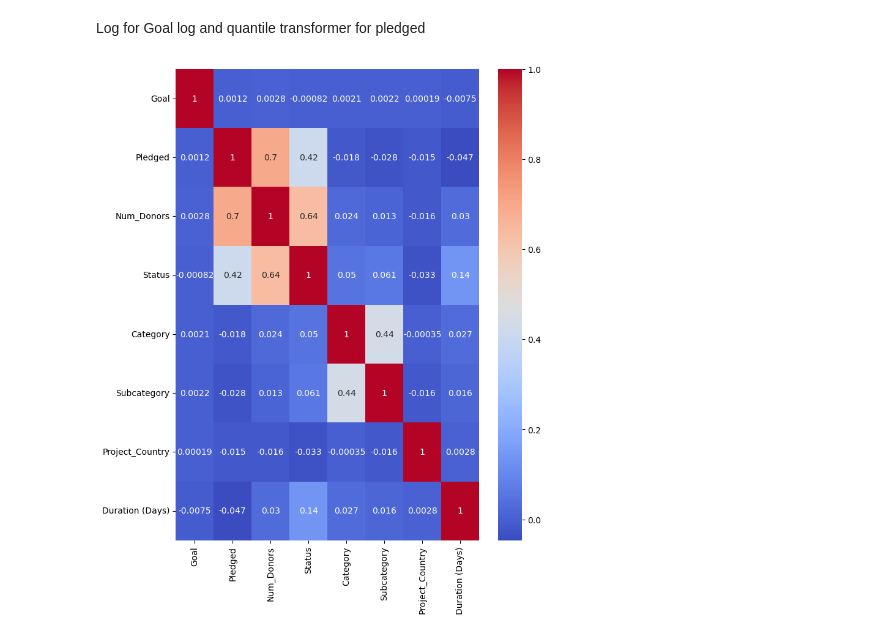
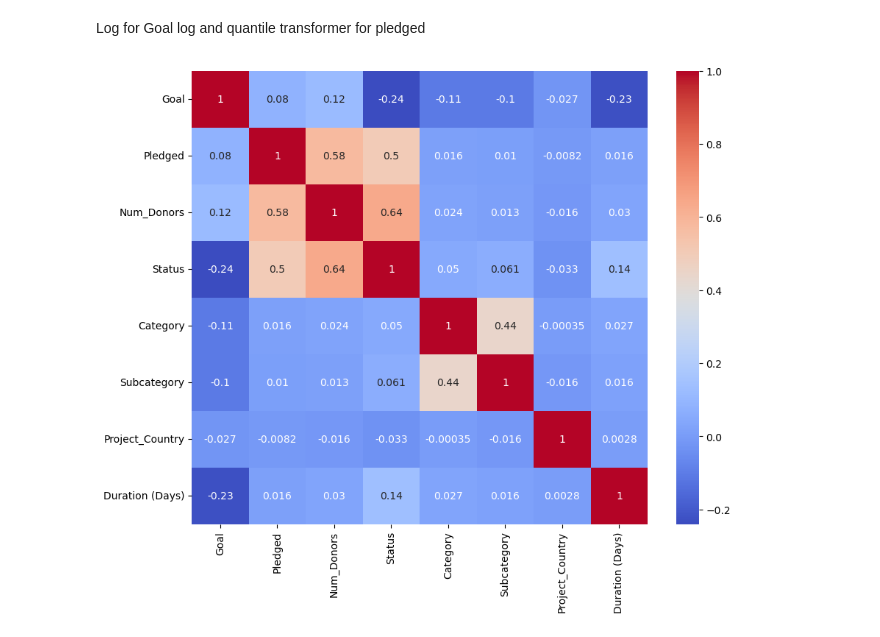
Before and after one commit to SBangarh/Kickstarter_Analysis, a Jupyter notebook: exploratory_analysis.ipynb, the cells around one changed output. Saved outputs shown, nothing was run; the diff lists cells and outputs as text; code cells hidden in the pictures.

```diff
--- a/exploratory_analysis.ipynb
+++ b/exploratory_analysis.ipynb
@@ -710,7 +749,9 @@ qt = QuantileTransformer(output_distribution='normal')
 
 #goal and pledged transformed and num donors and duration binned
 new_copy['Goal'] = log_transform(new_copy['Goal'])
-new_copy['Pledged'] = qt.fit_transform(log_transform(new_copy['Pledged']).values.reshape(-1, 1))
+new_copy['Pledged'] = log_transform(new_copy['Pledged']).values.reshape(-1, 1) #log transform pledge
+new_copy['Pledged'] = qt.fit_transform(new_copy['Pledged'].values.reshape(-1, 1)) #quantile transformer pledge
+
 
 #binning Num Donors
 donor_bins = [0, 11, 51, 101, 251, 501, 751, 1001]
@@ -733,7 +774,3 @@ cat_columns = ['Category', 'Subcategory', 'Project_Country', 'Status', 'Num_Dono
 
 #create new factorized columns
 new_copy[cat_columns] = new_copy[cat_columns].apply(lambda x: pd.factorize(x)[0])
-# %%
-make_heatmap(new_copy, (8, 10))
-# %% [output]
-[figure, removed]
@@ -741,0 +777,5 @@ make_heatmap(new_copy, (8, 10))
+# %%
+#make heatmap
+make_heatmap(new_copy, (10, 8))
+# %% [output]
+[figure, added]
```
Also changed, not shown: parts of 14 cells of this notebook.
